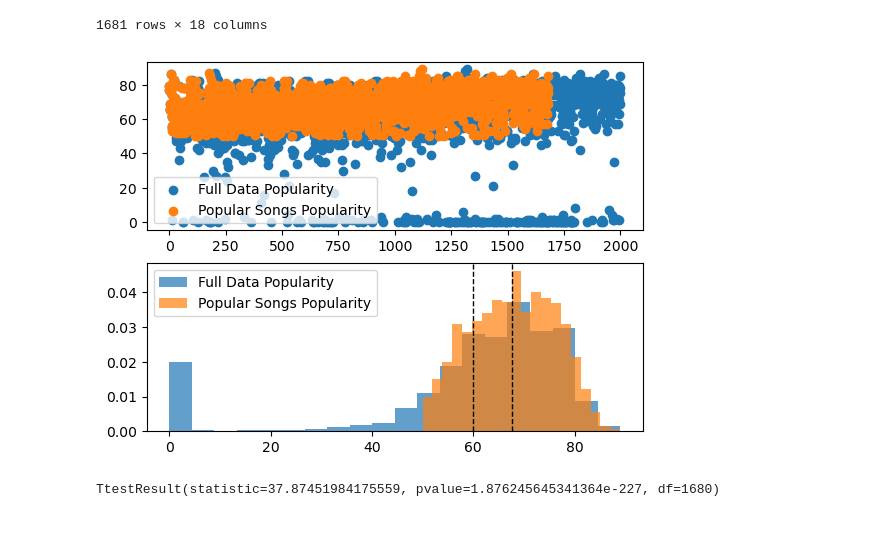
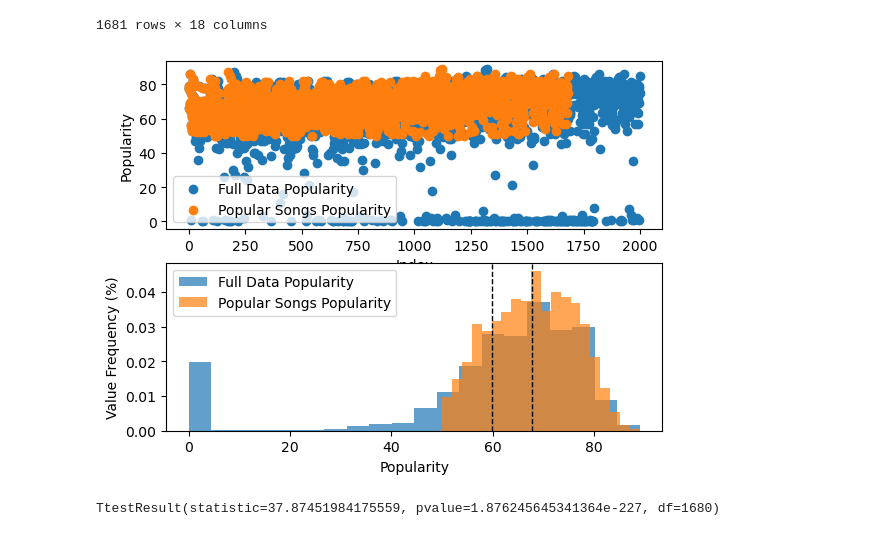
Before and after one commit to RyWheliss96/project-one, a Jupyter notebook: statistics_testing.ipynb, the cells around one changed output. Saved outputs shown, nothing was run; the diff lists cells and outputs as text; code cells hidden in the pictures.

```diff
--- a/statistics_testing.ipynb
+++ b/statistics_testing.ipynb
@@ -38,27 +38,32 @@ popular_df
 | 1999 | Post Malone | Circles | 215280 | False | 2019 | 85 | 0.695 | 0.762 | 0 | ... |
 1681 rows × 18 columns
 # %%
-def scatterandhist(population, sample):
+def scatterandhist(population, sample, label1, label2):
     # Scatter Plot of Data
     plt.subplot(2, 1, 1)
-    plt.scatter(range(len(population)), population, label="Full Data Popularity")
-    plt.scatter(range(len(sample)), sample, label="Popular Songs Popularity")
+    plt.scatter(range(len(population)), population, label=label1)
+    plt.scatter(range(len(sample)), sample, label=label2)
+    plt.xlabel("Index")
+    plt.ylabel("Popularity")
     plt.legend()
+
 
     # Histogram Plot of Data
     plt.subplot(2, 1, 2)
-    plt.hist(population, 20, density=True, alpha=0.7, label="Full Data Popularity")
-    plt.hist(sample, 20, density=True, alpha=0.7, label="Popular Songs Popularity")
+    plt.hist(population, 20, density=True, alpha=0.7, label=label1)
+    plt.hist(sample, 20, density=True, alpha=0.7, label=label2)
     plt.axvline(population.mean(), color='k', linestyle='dashed', linewidth=1)
     plt.axvline(sample.mean(), color='k', linestyle='dashed', linewidth=1)
+    plt.xlabel("Popularity")
+    plt.ylabel("Value Frequency (%)")
     plt.legend()
 
     return population, sample
 # %%
-popular_population, popular_sample = scatterandhist(spotify_2000_2019_df['popularity'],popular_df['popularity'])
+popular_population, popular_sample = scatterandhist(spotify_2000_2019_df['popularity'],popular_df['popularity'], "Full Data Popularity", "Popular Songs Popularity")
 plt.savefig('Output/popular_songs_statistics_subdataset.png')
 # %% [output]
-[figure, old version]
+[figure, new version]
 # %%
 # Get the population mean.
 stats.ttest_1samp(popular_sample, popular_population.mean())
```
Also changed, not shown: parts of 1 cell of this notebook, 3 other files.
